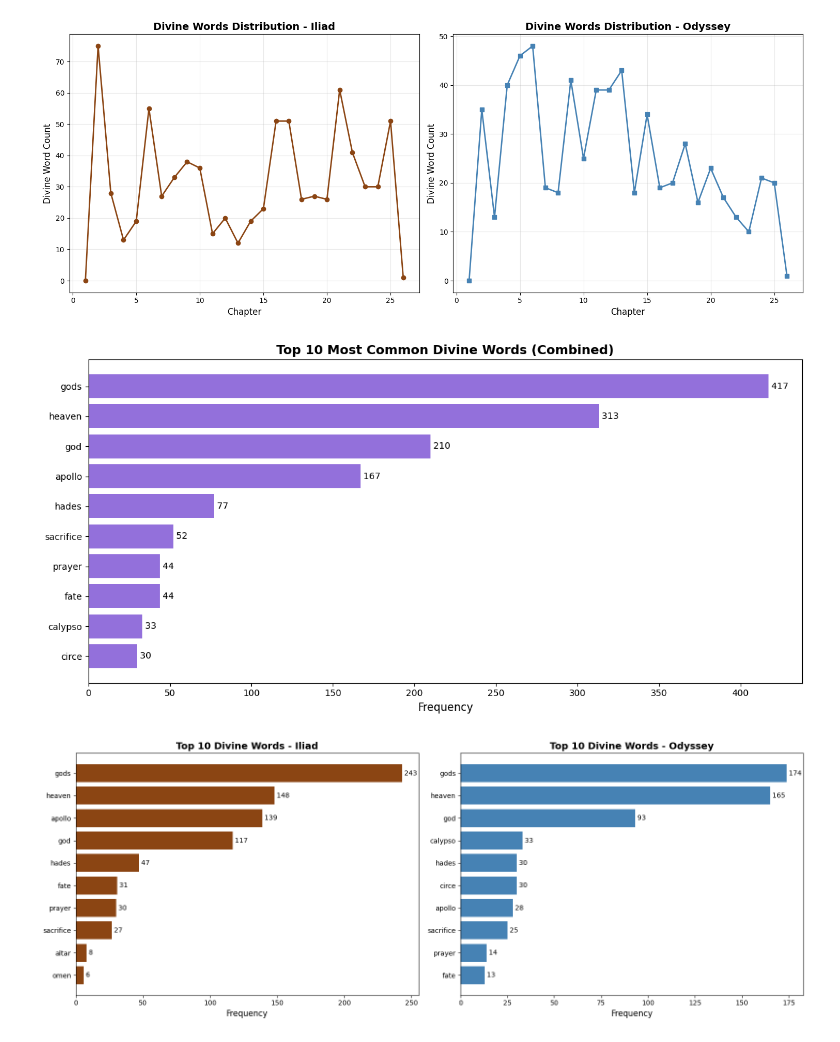
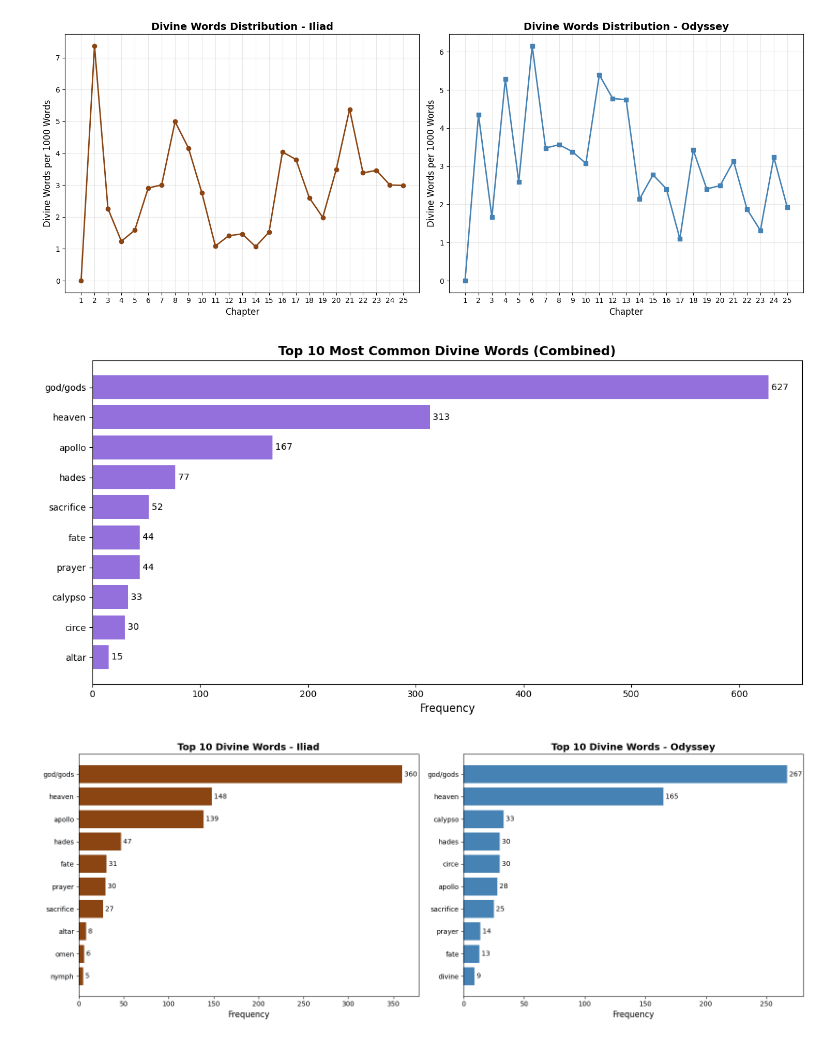
Before and after one commit to luccamoura101/ProjectTemplate, a Jupyter notebook: notebooks/3_appliedNLP_DivineWords.ipynb, the cells around one changed output. Saved outputs shown, nothing was run; the diff lists cells and outputs as text; code cells hidden in the pictures.

Commit message:
Fixed divine words and color words
fixed the divine words fully and also removed unnecessary color words test to ensure why i removed them are at the bottom of the files

```diff
--- a/notebooks/3_appliedNLP_DivineWords.ipynb
+++ b/notebooks/3_appliedNLP_DivineWords.ipynb
@@ -140,8 +168,9 @@ illiad_raw, odyssey_raw = load_texts()
 illiad = normalize(illiad_raw)
 odyssey = normalize(odyssey_raw)
 
-illiad_hash = loadDivineWords()
-odyssey_hash = loadDivineWords()
+illiad_hash = loadDiniveWords()
+odyssey_hash = loadDiniveWords()
+
 print(f"Illiad chars: {len(illiad):,} | Odyssey chars: {len(odyssey):,}")
 
 illiad_words = words(illiad)
@@ -158,6 +187,10 @@ for word in illiad_words:
 for word in odyssey_words:
     if word in odyssey_hash:
         odyssey_hash[word] += 1
+
+# Merge god/gods in the original hashmaps before counting
+illiad_hash = merge_god_variants(illiad_hash)
+odyssey_hash = merge_god_variants(odyssey_hash)
 
 # Printing the illiad hash
 print("illiad words:")
@@ -217,28 +250,38 @@ plt.show()
 # 2. Distribution of divine words in chapters
 divine_words_set = set(illiad_hash.keys())
 
-illiad_chapters = split_into_chapters(illiad_raw)
-odyssey_chapters = split_into_chapters(odyssey_raw)
+illiad_chapters = split_into_chapters(illiad)
+odyssey_chapters = split_into_chapters(odyssey)
 
-illiad_chapter_counts = count_divine_words_by_chapter(illiad_chapters, divine_words_set)
-odyssey_chapter_counts = count_divine_words_by_chapter(odyssey_chapters, divine_words_set)
+# Add after splitting chapters:
+print(f"Last Iliad chapter preview:\n{illiad_chapters[-1][:500]}")
+print(f"\nLast Odyssey chapter preview:\n{odyssey_chapters[-1][:500]}")
+
+illiad_chapter_counts, illiad_chapter_rates = count_divine_words_by_chapter(illiad_chapters, divine_words_set)
+odyssey_chapter_counts, odyssey_chapter_rates = count_divine_words_by_chapter(odyssey_chapters, divine_words_set)
 
 fig, (ax1, ax2) = plt.subplots(1, 2, figsize=(15, 6))
 
 # Iliad chapters
-ax1.plot(range(1, len(illiad_chapter_counts) + 1), illiad_chapter_counts,
+chapter_nums_i = list(range(1, len(illiad_chapter_rates) + 1))
+ax1.plot(chapter_nums_i, illiad_chapter_rates,
          marker='o', linewidth=2, markersize=6, color='#8B4513')
 ax1.set_title('Divine Words Distribution - Iliad', fontsize=14, fontweight='bold')
 ax1.set_xlabel('Chapter', fontsize=12)
-ax1.set_ylabel('Divine Word Count', fontsize=12)
+ax1.set_ylabel('Divine Words per 1000 Words', fontsize=12)
+ax1.set_xticks(chapter_nums_i)
+ax1.set_xticklabels(chapter_nums_i)
 ax1.grid(True, alpha=0.3)
 
 # Odyssey chapters
-ax2.plot(range(1, len(odyssey_chapter_counts) + 1), odyssey_chapter_counts,
+chapter_nums_o = list(range(1, len(odyssey_chapter_rates) + 1))
+ax2.plot(chapter_nums_o, odyssey_chapter_rates,
          marker='s', linewidth=2, markersize=6, color='#4682B4')
 ax2.set_title('Divine Words Distribution - Odyssey', fontsize=14, fontweight='bold')
 ax2.set_xlabel('Chapter', fontsize=12)
-ax2.set_ylabel('Divine Word Count', fontsize=12)
+ax2.set_ylabel('Divine Words per 1000 Words', fontsize=12)
+ax2.set_xticks(chapter_nums_o)
+ax2.set_xticklabels(chapter_nums_o)
 ax2.grid(True, alpha=0.3)
 
 plt.tight_layout()
@@ -247,7 +290,10 @@ plt.show()
 # 3. Most common divine words (Combined)
 combined_hash = {}
 for word in divine_words_set:
-    combined_hash[word] = illiad_hash[word] + odyssey_hash[word]
+    # Skip individual god/gods entries since they're already merged
+    if word == 'god' or word == 'gods':
+        continue
+    combined_hash[word] = illiad_hash.get(word, 0) + odyssey_hash.get(word, 0)
 
 # Get top 10 most common divine words
 top_words_combined = sorted(combined_hash.items(), key=lambda x: x[1], reverse=True)[:10]
@@ -312,3 +375,3 @@ plt.show()
-[figure, old version]
+[figure, new version]
-[figure, old version]
+[figure, new version]
-[figure, old version]
+[figure, new version]
```
Also changed, not shown: parts of 4 cells of this notebook, 6 other files.
